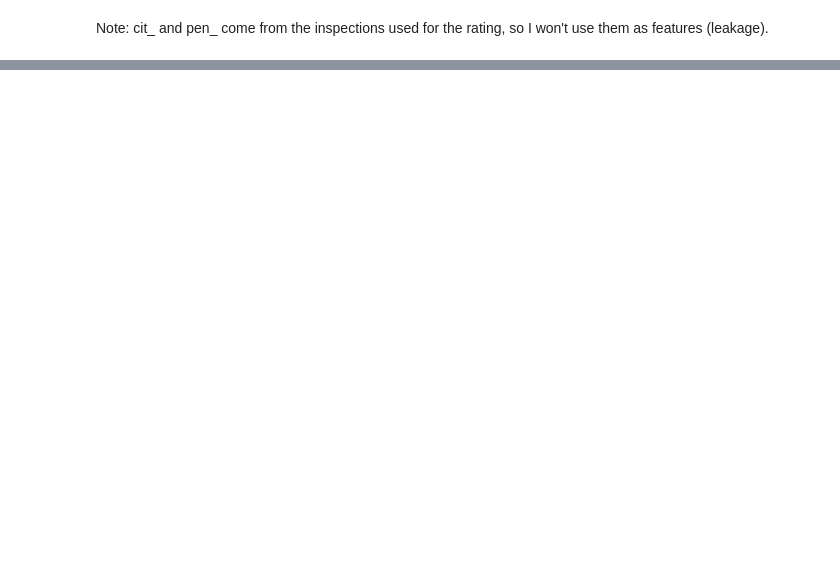
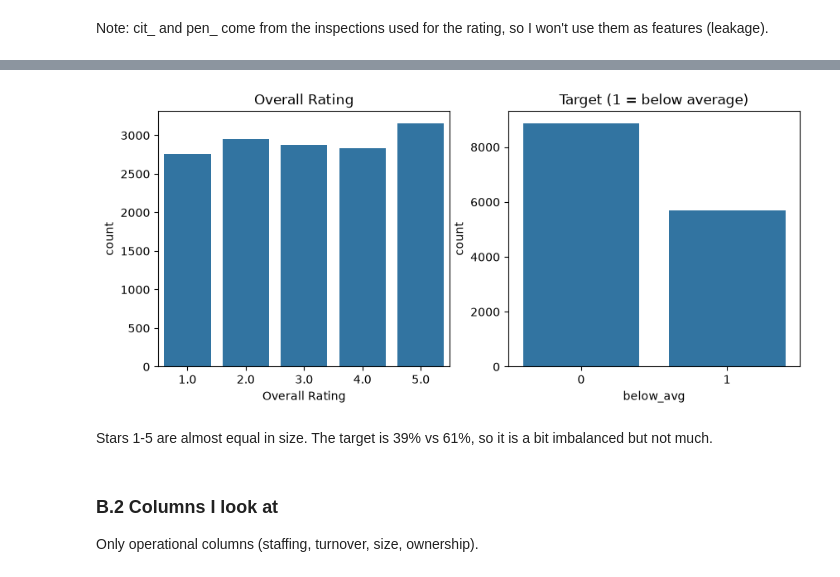
Before and after one commit to khusan2006/nursing-home-rating-ml, a Jupyter notebook: notebooks/mlda_cw1.ipynb, the cells around one changed output, grey strips where cells are left out. Cells and saved outputs as stored; diff of their text form; code cells hidden in the pictures; blank space fills up the shorter version.

Commit message:
feat: add EDA, data preparation, model training and evaluation

```diff
--- a/notebooks/mlda_cw1.ipynb
+++ b/notebooks/mlda_cw1.ipynb
@@ -92,0 +169,10 @@ df.to_csv('../data/processed/nursing_homes_joined.csv', index=False)
+# %%
+print(df['Overall Rating'].isna().sum())
+df = df.dropna(subset=['Overall Rating'])
+
+# 1-2 stars = below average
+df['below_avg'] = (df['Overall Rating'] <= 2).astype(int)
+
+print(df.shape)
+print(df['below_avg'].value_counts())
+print(df['below_avg'].value_counts(normalize=True))
@@ -92,0 +190,15 @@ df.to_csv('../data/processed/nursing_homes_joined.csv', index=False)
+# %%
+fig, ax = plt.subplots(1, 2, figsize=(10, 4))
+sns.countplot(x='Overall Rating', data=df, ax=ax[0])
+ax[0].set_title('Overall Rating')
+sns.countplot(x='below_avg', data=df, ax=ax[1])
+ax[1].set_title('Target (1 = below average)')
+plt.show()
+# %% [output]
+[figure, added]
+# %% [markdown]
+Stars 1-5 are almost equal in size. The target is 39% vs 61%, so it is a bit imbalanced but not much.
+# %% [markdown]
+### B.2 Columns I look at
+
+Only operational columns (staffing, turnover, size, ownership).
```
Also changed, not shown: parts of 86 cells of this notebook.
